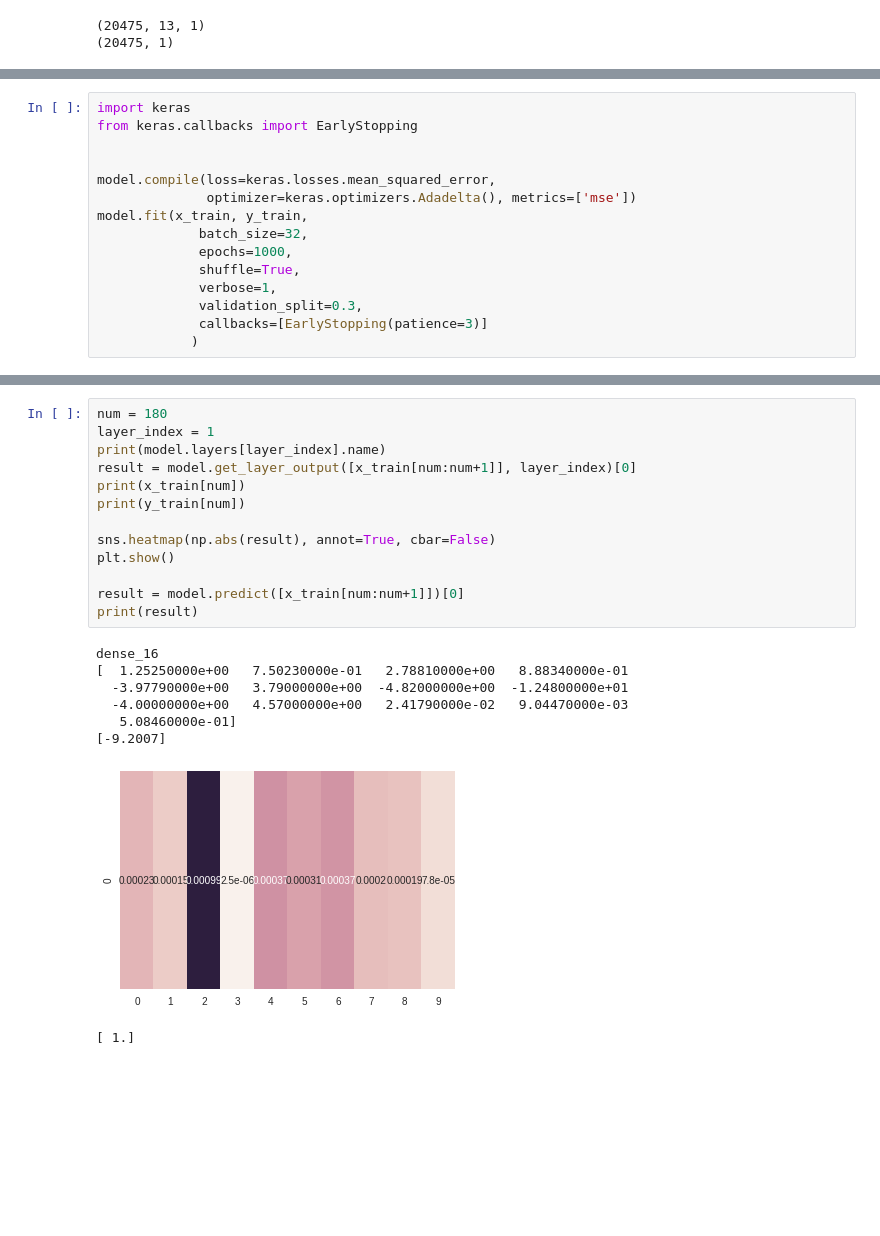
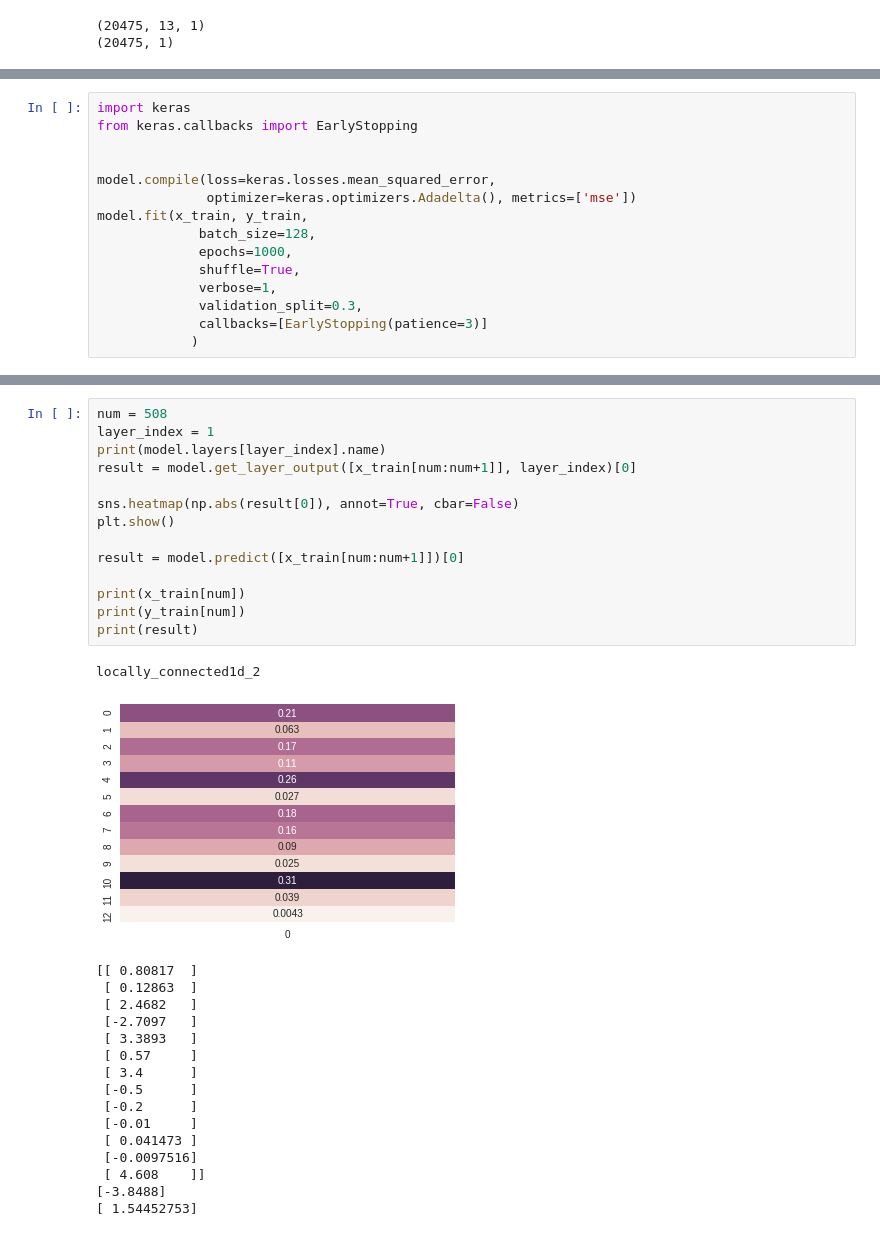
Before and after one commit to h4nyu/fintech_analysis, a Jupyter notebook: newfactor.ipynb, the cells around one changed output, grey strips where cells are left out. Saved outputs shown, nothing was run; the diff lists cells and outputs as text; blank space fills up the shorter version.

Commit message:
locally connect

```diff
--- a/newfactor.ipynb
+++ b/newfactor.ipynb
@@ -30,7 +46,7 @@ from keras.callbacks import EarlyStopping
 model.compile(loss=keras.losses.mean_squared_error,
               optimizer=keras.optimizers.Adadelta(), metrics=['mse'])
 model.fit(x_train, y_train,
-             batch_size=32,
+             batch_size=128,
              epochs=1000,
              shuffle=True,
              verbose=1,
@@ -48,22 +81,32 @@ plt.plot(model.history.history['val_loss'])
 # %%
-num = 180
+num = 508
 layer_index = 1
 print(model.layers[layer_index].name)
 result = model.get_layer_output([x_train[num:num+1]], layer_index)[0]
-print(x_train[num])
-print(y_train[num])
 
-sns.heatmap(np.abs(result), annot=True, cbar=False)
+sns.heatmap(np.abs(result[0]), annot=True, cbar=False)
 plt.show()
 
 result = model.predict([x_train[num:num+1]])[0]
+
+print(x_train[num])
+print(y_train[num])
 print(result)
 # %% [output]
-dense_16
-[  1.25250000e+00   7.50230000e-01   2.78810000e+00   8.88340000e-01
-  -3.97790000e+00   3.79000000e+00  -4.82000000e+00  -1.24800000e+01
-  -4.00000000e+00   4.57000000e+00   2.41790000e-02   9.04470000e-03
-   5.08460000e-01]
-[-9.2007]
+locally_connected1d_2
-[figure, old version]
+[figure, new version]
-[ 1.]
+[[ 0.80817  ]
+ [ 0.12863  ]
+ [ 2.4682   ]
+ [-2.7097   ]
+ [ 3.3893   ]
+ [ 0.57     ]
+ [ 3.4      ]
+ [-0.5      ]
+ [-0.2      ]
+ [-0.01     ]
+ [ 0.041473 ]
+ [-0.0097516]
+ [ 4.608    ]]
+[-3.8488]
+[ 1.54452753]
```
Also changed, not shown: parts of 3 cells of this notebook, 2 other files.
